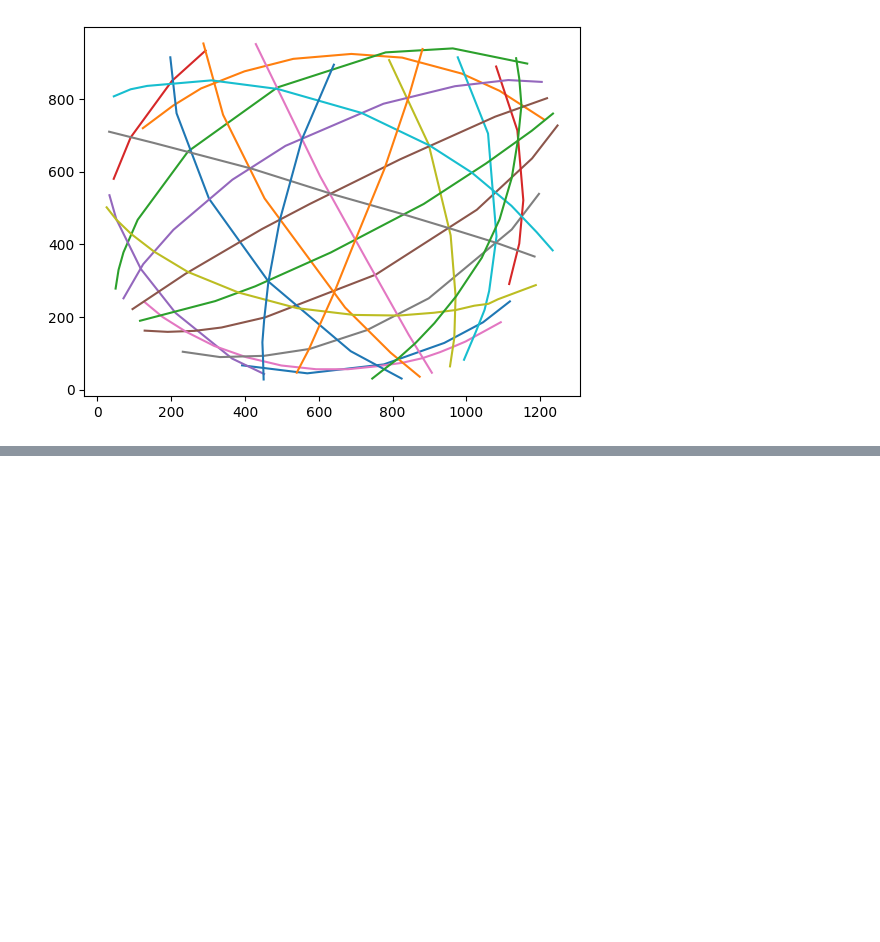
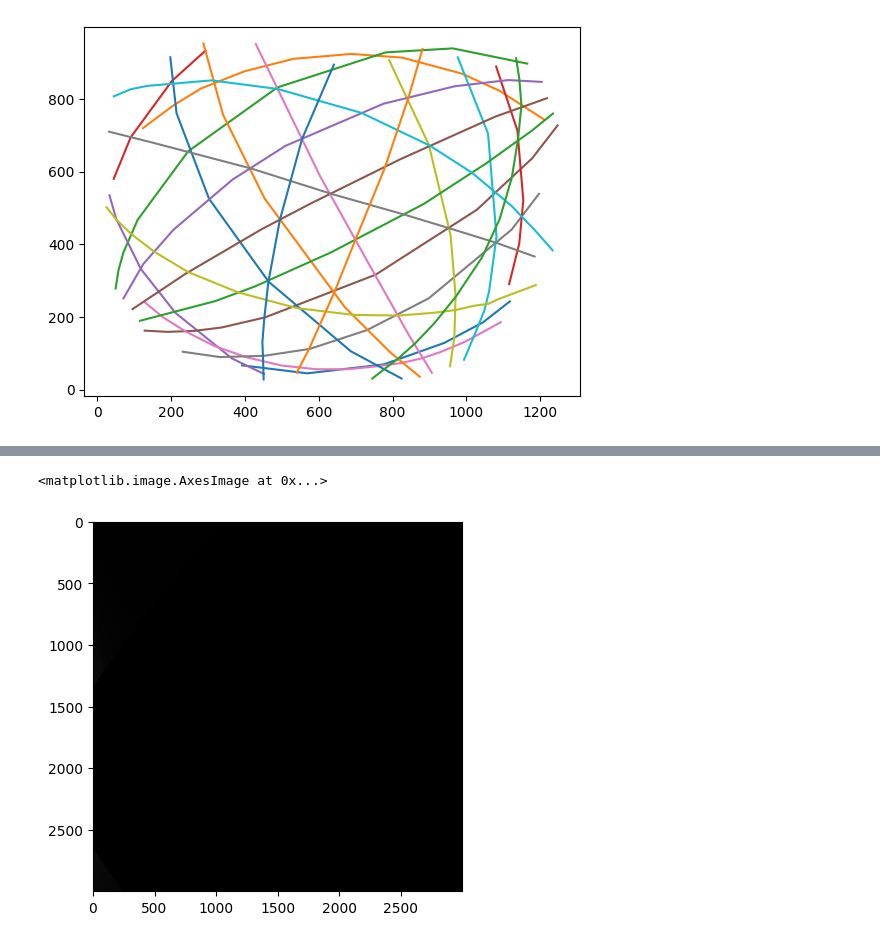
Before and after one commit to hgandras/3D-computer-vision-, a Jupyter notebook: radial_distortion.ipynb, the cells around one changed output, grey strips where cells are left out. Cells and saved outputs as stored; diff of their text form; code cells hidden in the pictures; blank space fills up the shorter version.

```diff
--- a/radial_distortion.ipynb
+++ b/radial_distortion.ipynb
@@ -92,0 +52,15 @@ plt.plot(newLine[:,0],newLine[:,1])
+# %%
+def undistortImage(img:np.array,resH:int,resW:int,origin:np.array)->np.array:
+    #Calculate new image coordinates
+    h,w=img.shape
+    newImage=np.zeros((resH,resW))
+    for i in range(h):
+        for j in range(w):
+            pxCoordinates=np.array([j,h-(i+1)])
+            newCoords=undistortPoint(pxCoordinates)-origin
+            newCoords=newCoords.astype(int)
+            if newCoords[0]>=resH or newCoords[1]>=resW or newCoords[0]<0 or newCoords[1]<0:
+                continue
+            newImage[newCoords[0],newCoords[1]]+=img[i,j]
+            #print(newImage[newCoords[0],newCoords[1]])
+    return newImage
@@ -92,0 +82,5 @@ plt.plot(newLine[:,0],newLine[:,1])
+# %%
+plt.imshow(newImage,cmap="gray")
+# %% [output]
+<matplotlib.image.AxesImage at 0x...>
+[figure, added]
```
Also changed, not shown: parts of 10 cells of this notebook.
